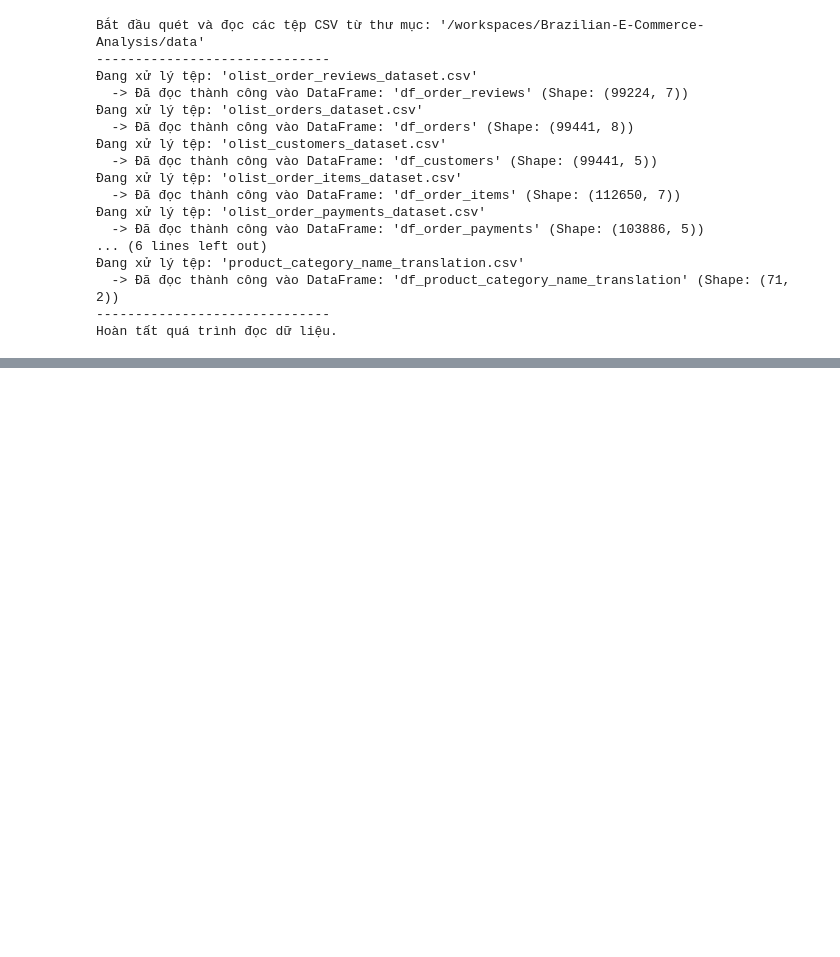
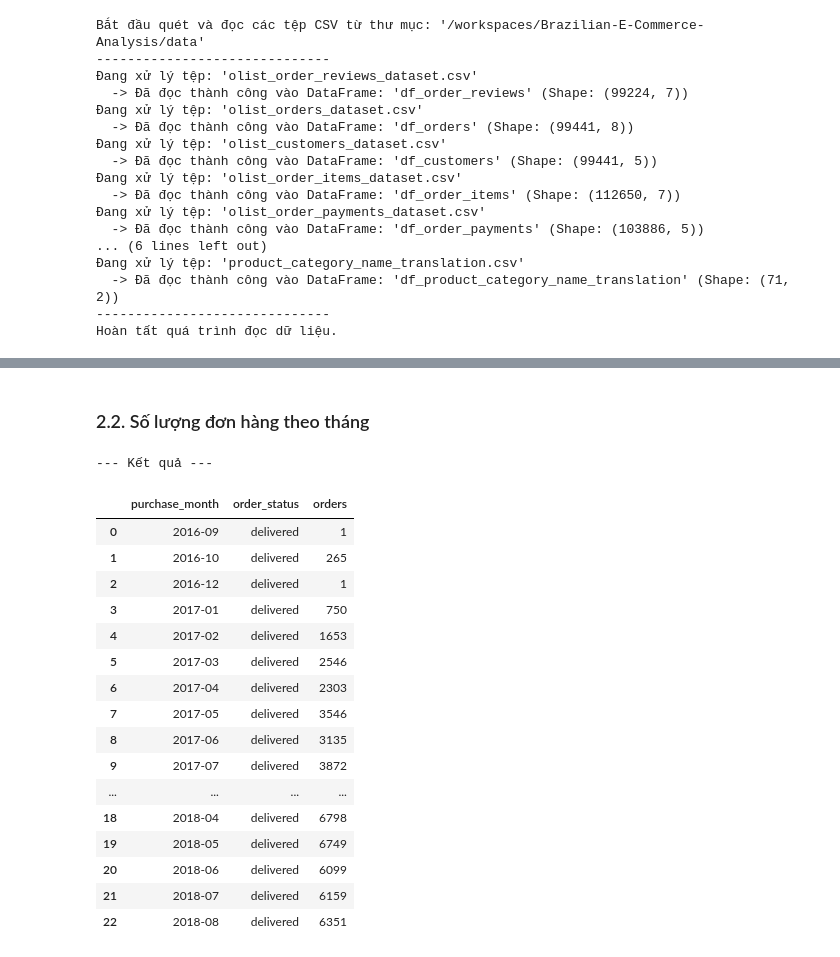
Before and after one commit to vduong042/Brazilian-E-Commerce-Analysis, a Jupyter notebook: descriptive_analytics.ipynb, the cells around one changed output, grey strips where cells are left out. Drawn from its saved outputs; the diff is of its cells as text; code cells hidden in the pictures; blank space fills up the shorter version.

```diff
--- a/descriptive_analytics.ipynb
+++ b/descriptive_analytics.ipynb
@@ -135,3 +133,17 @@ Dataframe: df_products
 | 3 | cef67bcfe19066a932b7673e239eb23d | bebes | 27.0 | 261.0 | 1.0 | ... |
 | 4 | 9dc1a7de274444849c219cff195d0b71 | utilidades_domesticas | 37.0 | 402.0 | 4.0 | ... |
 ... (6 outputs left out)
+# %%
+from pandasql import sqldf
+
+pysqldf = lambda q: sqldf(q, globals())
+
+order_reviews = dataframes['df_order_reviews']
+orders = dataframes['df_orders']
+customers = dataframes['df_customers']
+order_items = dataframes['df_order_items']
+order_payments = dataframes['df_order_payments']
+products = dataframes['df_products']
+geolocation = dataframes['df_geolocation']
+sellers = dataframes['df_sellers']
+product_category_name_translation = dataframes['df_product_category_name_translation']
@@ -137,0 +193,38 @@ Dataframe: df_products
+# %% [markdown]
+### 2.2. Số lượng đơn hàng theo tháng
+# %%
+query = """
+    SELECT
+        strftime('%Y', order_purchase_timestamp) || '-' || strftime('%m', order_purchase_timestamp) AS purchase_month,
+        order_status,
+        COUNT(order_id) AS orders
+    FROM orders
+    WHERE order_status = 'delivered'
+    GROUP BY strftime('%m', order_purchase_timestamp), strftime('%Y', order_purchase_timestamp), order_status
+    ORDER BY purchase_month
+    ;
+"""
+
+# Thực thi truy vấn
+result = pysqldf(query)
+print("--- Kết quả ---")
+display(result)
+# %% [output]
+--- Kết quả ---
+|  | purchase_month | order_status | orders |
+| 0 | 2016-09 | delivered | 1 |
+| 1 | 2016-10 | delivered | 265 |
+| 2 | 2016-12 | delivered | 1 |
+| 3 | 2017-01 | delivered | 750 |
+| 4 | 2017-02 | delivered | 1653 |
+| 5 | 2017-03 | delivered | 2546 |
+| 6 | 2017-04 | delivered | 2303 |
+| 7 | 2017-05 | delivered | 3546 |
+| 8 | 2017-06 | delivered | 3135 |
+| 9 | 2017-07 | delivered | 3872 |
+| ... | ... | ... | ... |
+| 18 | 2018-04 | delivered | 6798 |
+| 19 | 2018-05 | delivered | 6749 |
+| 20 | 2018-06 | delivered | 6099 |
+| 21 | 2018-07 | delivered | 6159 |
+| 22 | 2018-08 | delivered | 6351 |
```
Also changed, not shown: parts of 7 cells of this notebook.
